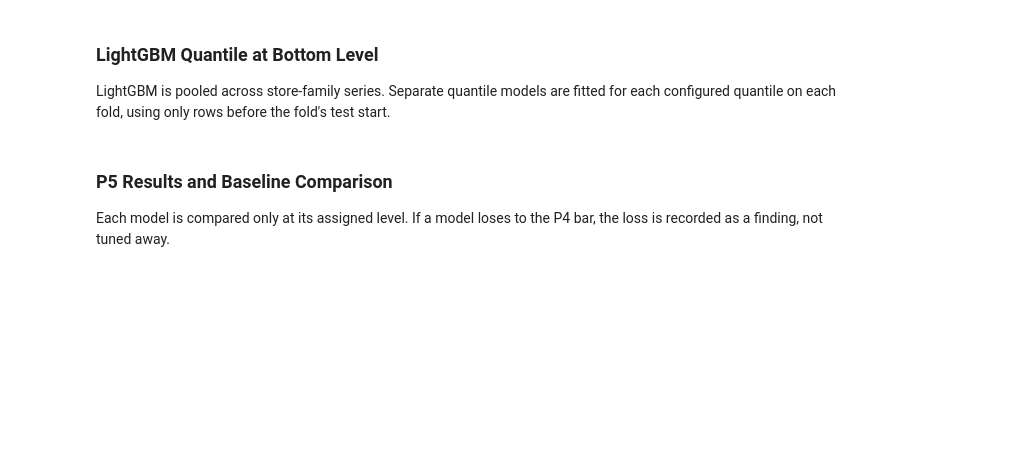
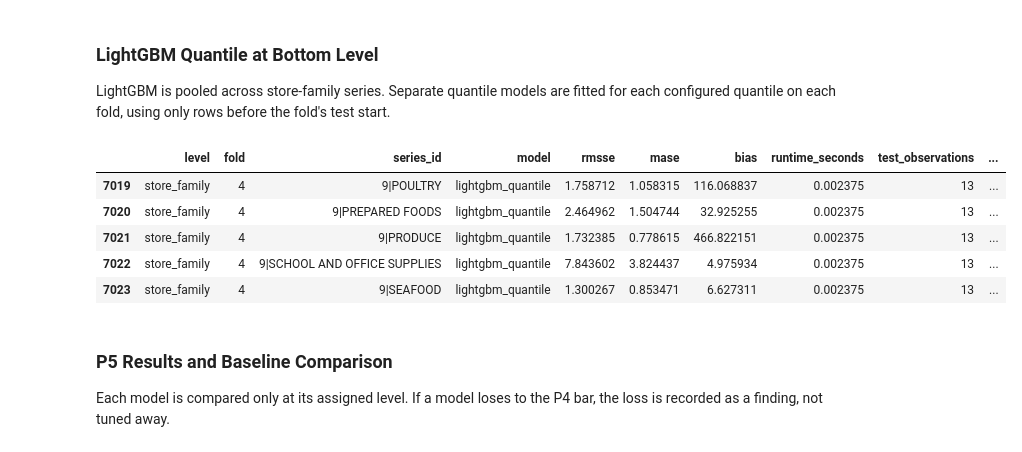
Before and after one commit to Mainakkundu/retail-replenishment-system, a Jupyter notebook: notebooks/02_modeling_inference.ipynb, the cells around one changed output. Cells and saved outputs as stored; diff of their text form; code cells hidden in the pictures; blank space fills up the shorter version.

Commit message:
Run P5 models and record results

```diff
--- a/notebooks/02_modeling_inference.ipynb
+++ b/notebooks/02_modeling_inference.ipynb
@@ -708,8 +710,10 @@ def append_forecast_rows(rows: list, level: str, fold: int, series_id: str, mode
 
 def fit_sarimax_predict(train_frame: pd.DataFrame, test_frame: pd.DataFrame, exog_columns: list) -> tuple:
     train_tail = train_frame.tail(SARIMAX_TRAIN_TAIL_WEEKS)
-    exog_train = train_tail[exog_columns].astype(float).ffill().bfill().fillna(0.0)
-    exog_test = test_frame[exog_columns].astype(float).ffill().bfill().fillna(0.0)
+    exog_train_all = train_tail[exog_columns].astype(float).ffill().bfill().fillna(0.0)
+    variable_exog_columns = exog_train_all.columns[exog_train_all.nunique(dropna=False) > 1].tolist()
+    exog_train = exog_train_all[variable_exog_columns] if variable_exog_columns else None
+    exog_test = test_frame[variable_exog_columns].astype(float).ffill().bfill().fillna(0.0) if variable_exog_columns else None
     model = SARIMAX(
         train_tail["sales"].astype(float),
         exog=exog_train,
@@ -867,34 +896,43 @@ for fold in folds.itertuples(index=False):
     train_end = pd.Timestamp(fold.train_end)
     test_start = pd.Timestamp(fold.test_start)
     test_end = pd.Timestamp(fold.test_end)
     train_frame = features.loc[features["week_start"] <= train_end].copy()
     test_frame = features.loc[(features["week_start"] >= test_start) & (features["week_start"] <= test_end)].copy()
     assert train_frame["week_start"].max() < test_frame["week_start"].min()
     start = time.perf_counter()
     lgbm_test, point_forecast, q_forecast = fit_lgbm_quantiles(train_frame, test_frame, lgbm_columns)
     runtime = time.perf_counter() - start
     lgbm_test = lgbm_test.copy()
     lgbm_test["series_id"] = lgbm_test["store_nbr"].astype(str) + "|" + lgbm_test["family"].astype(str)
     lgbm_test["point_forecast"] = point_forecast
     for quantile in MODEL_QUANTILES:
         lgbm_test[f"q{int(quantile * 100)}"] = q_forecast[quantile]
+    complete_series_ids = lgbm_test.groupby("series_id", observed=True).filter(lambda group: len(group) == HORIZON_WEEKS)["series_id"].nunique()
+    runtime_per_series = runtime / max(int(complete_series_ids), 1)
     for series_id, series_frame in lgbm_test.groupby("series_id", observed=True):
         series_frame = series_frame.sort_values("week_start")
         if len(series_frame) != HORIZON_WEEKS:
             model_issue_rows.append({"model": "lightgbm_quantile", "level": LGBM_LEVEL, "fold": fold.fold, "series_id": series_id, "reason": "incomplete_test_horizon_after_missing_features"})
             continue
         train_series = features.loc[(features["week_start"] <= train_end) & ((features["store_nbr"].astype(str) + "|" + features["family"].astype(str)) == series_id), "sales"]
         denominator, denominator_length = training_denominator(train_series)
         if not np.isfinite(denominator) or denominator <= DENOMINATOR_FLOOR:
             model_issue_rows.append({"model": "lightgbm_quantile", "level": LGBM_LEVEL, "fold": fold.fold, "series_id": series_id, "reason": "invalid_denominator"})
             continue
         actual = series_frame["sales"].to_numpy(dtype=float)
         point_values = series_frame["point_forecast"].to_numpy(dtype=float)
         q_map = {quantile: series_frame[f"q{int(quantile * 100)}"].to_numpy(dtype=float) for quantile in MODEL_QUANTILES}
-        model_metric_rows.append(metric_rows_for_forecast(LGBM_LEVEL, fold.fold, series_id, "lightgbm_quantile", actual, point_values, q_map, denominator, runtime))
+        model_metric_rows.append(metric_rows_for_forecast(LGBM_LEVEL, fold.fold, series_id, "lightgbm_quantile", actual, point_values, q_map, denominator, runtime_per_series))
         append_forecast_rows(model_forecast_rows, LGBM_LEVEL, fold.fold, series_id, "lightgbm_quantile", series_frame["week_start"], actual, point_values, q_map)
 
 pd.DataFrame(model_metric_rows).tail()
+# %% [output]
+|  | level | fold | series_id | model | rmsse | mase | bias | runtime_seconds | test_observations | ... |
+| 7019 | store_family | 4 | 9|POULTRY | lightgbm_quantile | 1.758712 | 1.058315 | 116.068837 | 0.002375 | 13 | ... |
+| 7020 | store_family | 4 | 9|PREPARED FOODS | lightgbm_quantile | 2.464962 | 1.504744 | 32.925255 | 0.002375 | 13 | ... |
+| 7021 | store_family | 4 | 9|PRODUCE | lightgbm_quantile | 1.732385 | 0.778615 | 466.822151 | 0.002375 | 13 | ... |
+| 7022 | store_family | 4 | 9|SCHOOL AND OFFICE SUPPLIES | lightgbm_quantile | 7.843602 | 3.824437 | 4.975934 | 0.002375 | 13 | ... |
+| 7023 | store_family | 4 | 9|SEAFOOD | lightgbm_quantile | 1.300267 | 0.853471 | 6.627311 | 0.002375 | 13 | ... |
 # %% [markdown]
 ### P5 Results and Baseline Comparison
 
```
Also changed, not shown: parts of 4 cells of this notebook, 1 other file.
